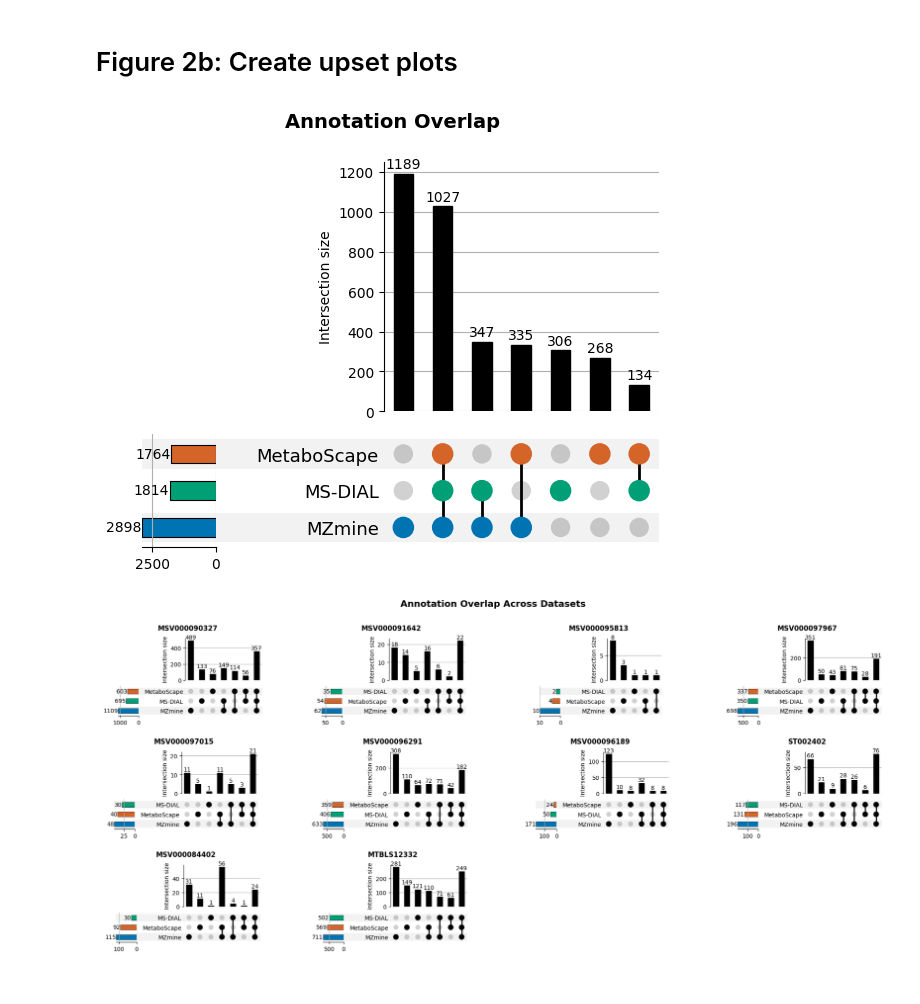
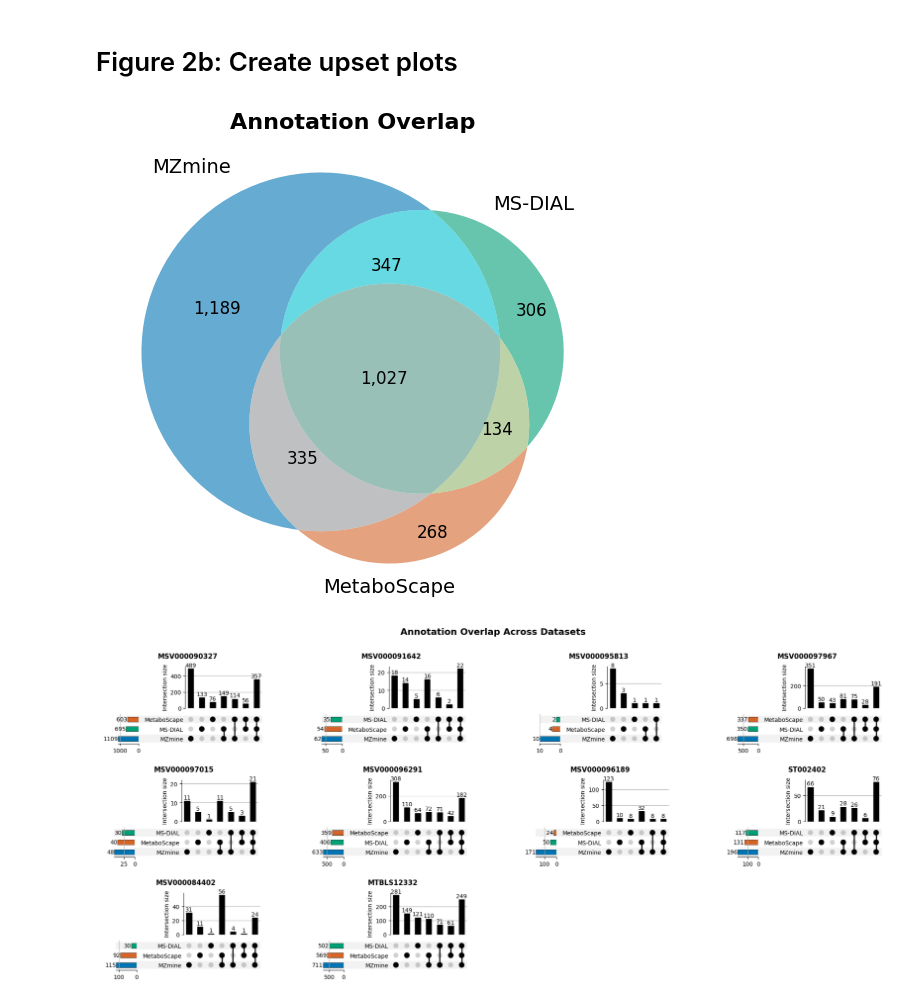
Before and after one commit to enveda/tims-bench, a Jupyter notebook: notebooks/03a_base_metrics.ipynb, the cells around one changed output. Saved outputs shown, nothing was run; the diff lists cells and outputs as text; code cells hidden in the pictures.

Commit message:
update figure 2b

```diff
--- a/notebooks/03a_base_metrics.ipynb
+++ b/notebooks/03a_base_metrics.ipynb
@@ -121,14 +121,14 @@ plot_data = get_upset_plot_data(
     annotation_subfolder="annotated_spectral_entropy",
 )
 # %%
-plot_upset_combined(
+plot_venn_combined(
     combined_sets=plot_data,
     title="Annotation Overlap",
     figsize=(15, 6),
     save_path="../figures/figure_2b.png",
 )
 # %% [output]
-[figure, old version]
+[figure, new version]
 # %%
 plot_individual_upset(
     input_dataset_directories,
```
Also changed, not shown: parts of 2 cells of this notebook, 2 other files.
